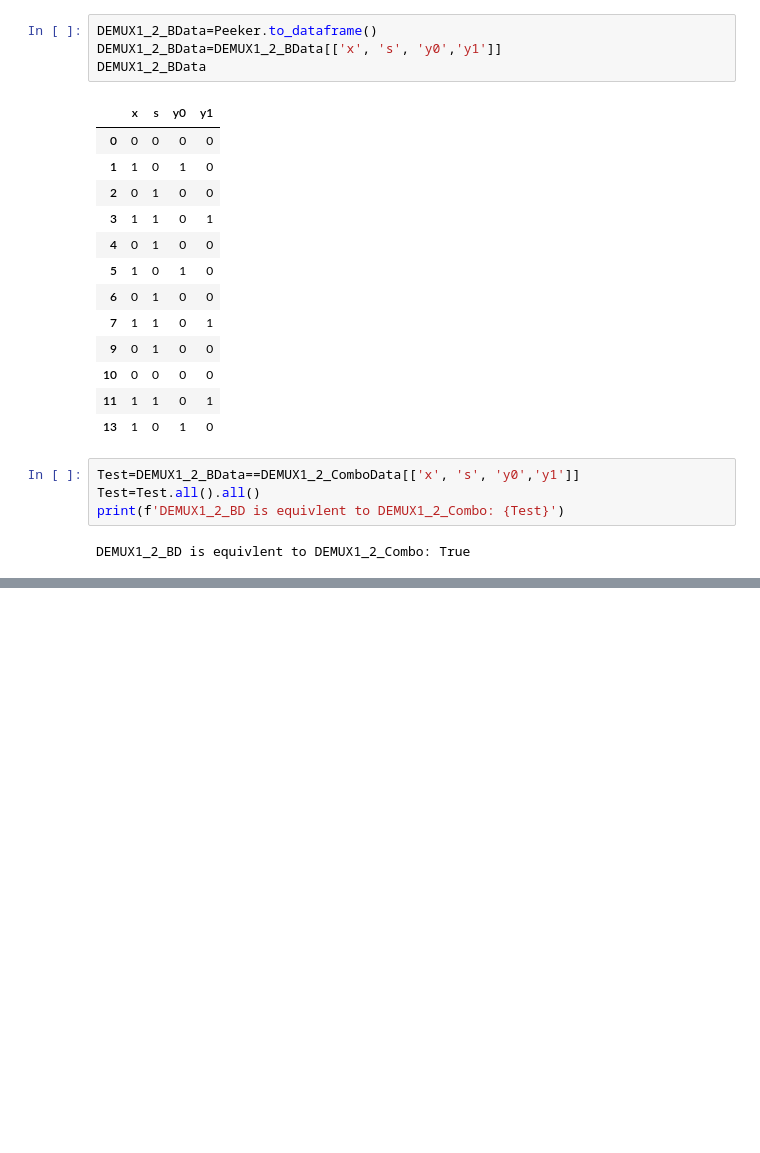
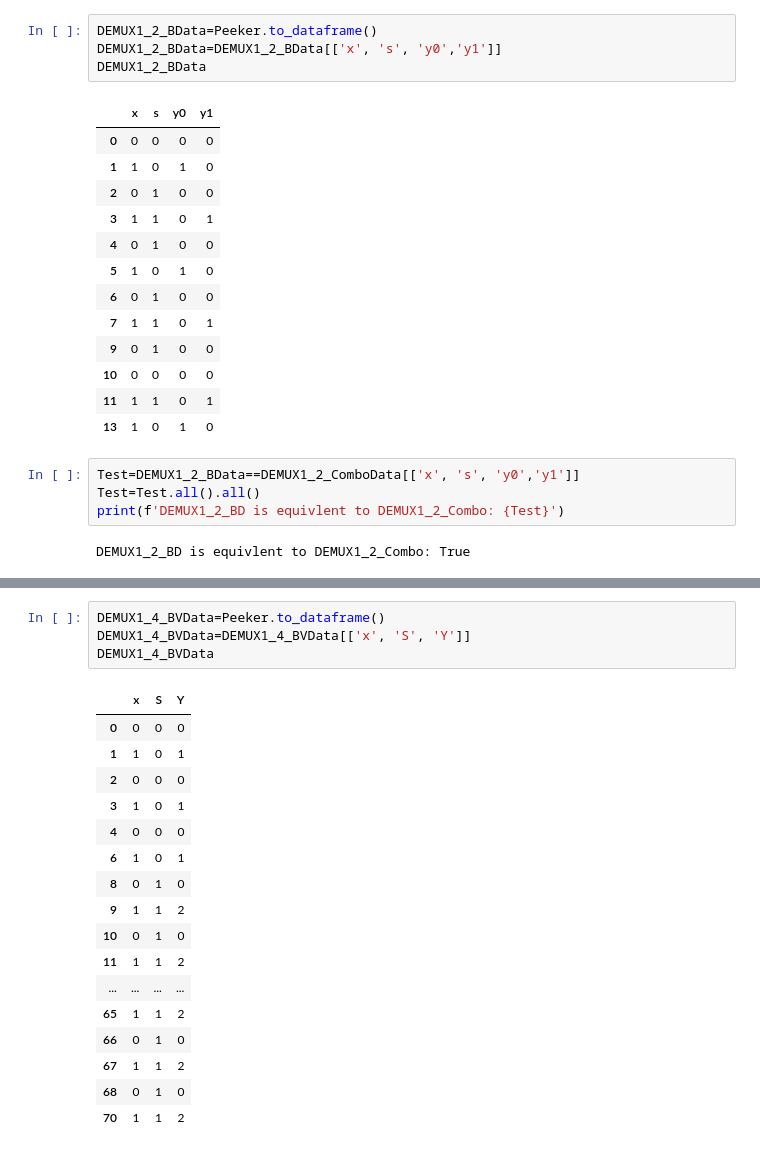
Before and after one commit to PyLCARS/PythonUberHDL, a Jupyter notebook: myHDL_DigLogicFundamentals/myHDL_Combinational/Demultiplexers(DEMUX).ipynb, the cells around one changed output, grey strips where cells are left out. Saved outputs shown, nothing was run; the diff lists cells and outputs as text; blank space fills up the shorter version.

Commit message:
DEMUX done, Some stuff in MUX fixed

```diff
--- a/myHDL_DigLogicFundamentals/myHDL_Combinational/Demultiplexers(DEMUX).ipynb
+++ b/myHDL_DigLogicFundamentals/myHDL_Combinational/Demultiplexers(DEMUX).ipynb
@@ -1111,0 +1589,22 @@ endmodule
+# %%
+DEMUX1_4_BVData=Peeker.to_dataframe()
+DEMUX1_4_BVData=DEMUX1_4_BVData[['x', 'S', 'Y']]
+DEMUX1_4_BVData
+# %% [output]
+|  | x | S | Y |
+| 0 | 0 | 0 | 0 |
+| 1 | 1 | 0 | 1 |
+| 2 | 0 | 0 | 0 |
+| 3 | 1 | 0 | 1 |
+| 4 | 0 | 0 | 0 |
+| 6 | 1 | 0 | 1 |
+| 8 | 0 | 1 | 0 |
+| 9 | 1 | 1 | 2 |
+| 10 | 0 | 1 | 0 |
+| 11 | 1 | 1 | 2 |
+| ... | ... | ... | ... |
+| 65 | 1 | 1 | 2 |
+| 66 | 0 | 1 | 0 |
+| 67 | 1 | 1 | 2 |
+| 68 | 0 | 1 | 0 |
+| 70 | 1 | 1 | 2 |
```
Also changed, not shown: parts of 121 cells of this notebook, 51 other files.
